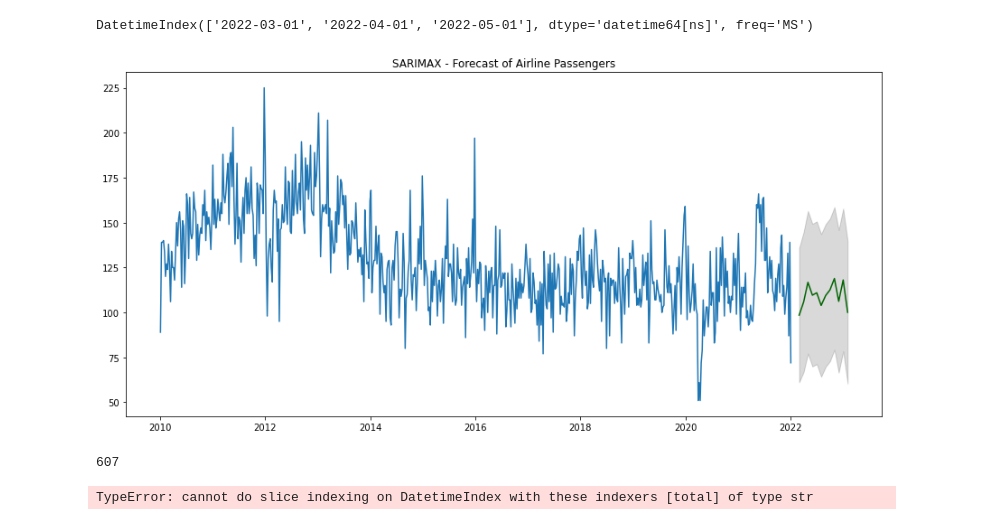
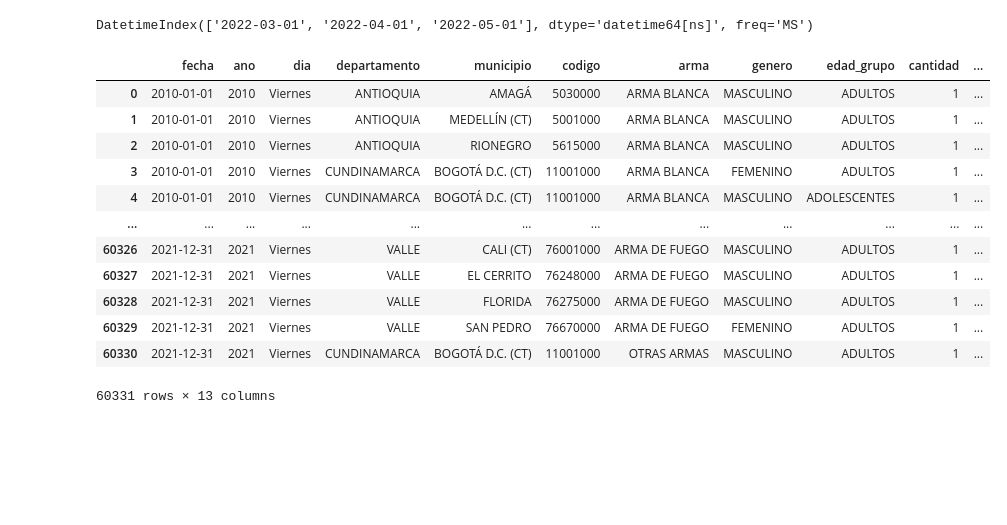
Before and after one commit to Carl0pez/Proyecto-DS4A, a Jupyter notebook: arima3.ipynb, the cells around one changed output. Drawn from its saved outputs; the diff is of its cells as text; code cells hidden in the pictures; blank space fills up the shorter version.

```diff
--- a/arima3.ipynb
+++ b/arima3.ipynb
@@ -196,17 +199,19 @@ def sarimax_forecast(SARIMAX_model, periods):
 
     plt.title("SARIMAX - Forecast of Airline Passengers")
     plt.show()
-
-
-sarimax_forecast(SARIMAX_model, 12)
-# %% [output]
-[figure, removed]
-# %%
-#df['month_index'] = df.index.month
-len(df[:-20])
-# %% [output]
-607
-# %%
-df["total":-1]
-# %% [output]
-TypeError: cannot do slice indexing on DatetimeIndex with these indexers [total] of type str
+# %%
+df_hom
+# %% [output]
+|  | fecha | ano | dia | departamento | municipio | codigo | arma | genero | edad_grupo | cantidad | ... |
+| 0 | 2010-01-01 | 2010 | Viernes | ANTIOQUIA | AMAGÁ | 5030000 | ARMA BLANCA | MASCULINO | ADULTOS | 1 | ... |
+| 1 | 2010-01-01 | 2010 | Viernes | ANTIOQUIA | MEDELLÍN (CT) | 5001000 | ARMA BLANCA | MASCULINO | ADULTOS | 1 | ... |
+| 2 | 2010-01-01 | 2010 | Viernes | ANTIOQUIA | RIONEGRO | 5615000 | ARMA BLANCA | MASCULINO | ADULTOS | 1 | ... |
+| 3 | 2010-01-01 | 2010 | Viernes | CUNDINAMARCA | BOGOTÁ D.C. (CT) | 11001000 | ARMA BLANCA | FEMENINO | ADULTOS | 1 | ... |
+| 4 | 2010-01-01 | 2010 | Viernes | CUNDINAMARCA | BOGOTÁ D.C. (CT) | 11001000 | ARMA BLANCA | MASCULINO | ADOLESCENTES | 1 | ... |
+| ... | ... | ... | ... | ... | ... | ... | ... | ... | ... | ... | ... |
+| 60326 | 2021-12-31 | 2021 | Viernes | VALLE | CALI (CT) | 76001000 | ARMA DE FUEGO | MASCULINO | ADULTOS | 1 | ... |
+| 60327 | 2021-12-31 | 2021 | Viernes | VALLE | EL CERRITO | 76248000 | ARMA DE FUEGO | MASCULINO | ADULTOS | 1 | ... |
+| 60328 | 2021-12-31 | 2021 | Viernes | VALLE | FLORIDA | 76275000 | ARMA DE FUEGO | MASCULINO | ADULTOS | 1 | ... |
+| 60329 | 2021-12-31 | 2021 | Viernes | VALLE | SAN PEDRO | 76670000 | ARMA DE FUEGO | FEMENINO | ADULTOS | 1 | ... |
+| 60330 | 2021-12-31 | 2021 | Viernes | CUNDINAMARCA | BOGOTÁ D.C. (CT) | 11001000 | OTRAS ARMAS | MASCULINO | ADULTOS | 1 | ... |
+60331 rows × 13 columns
```
Also changed, not shown: parts of 8 cells of this notebook, 5 other files.
